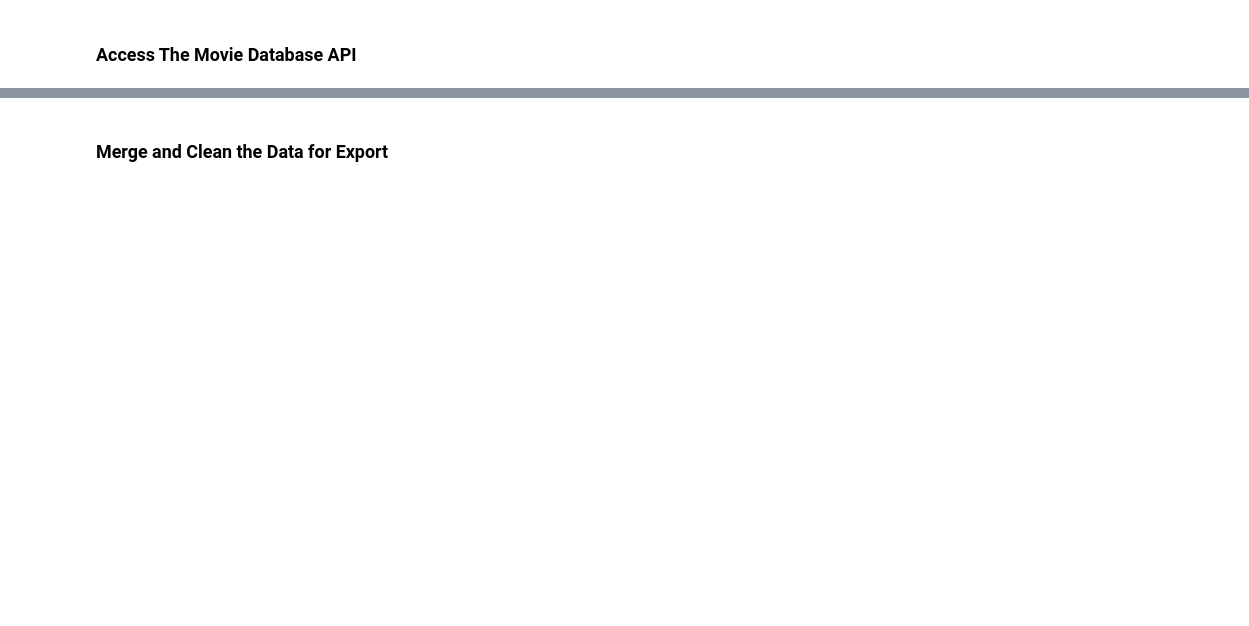
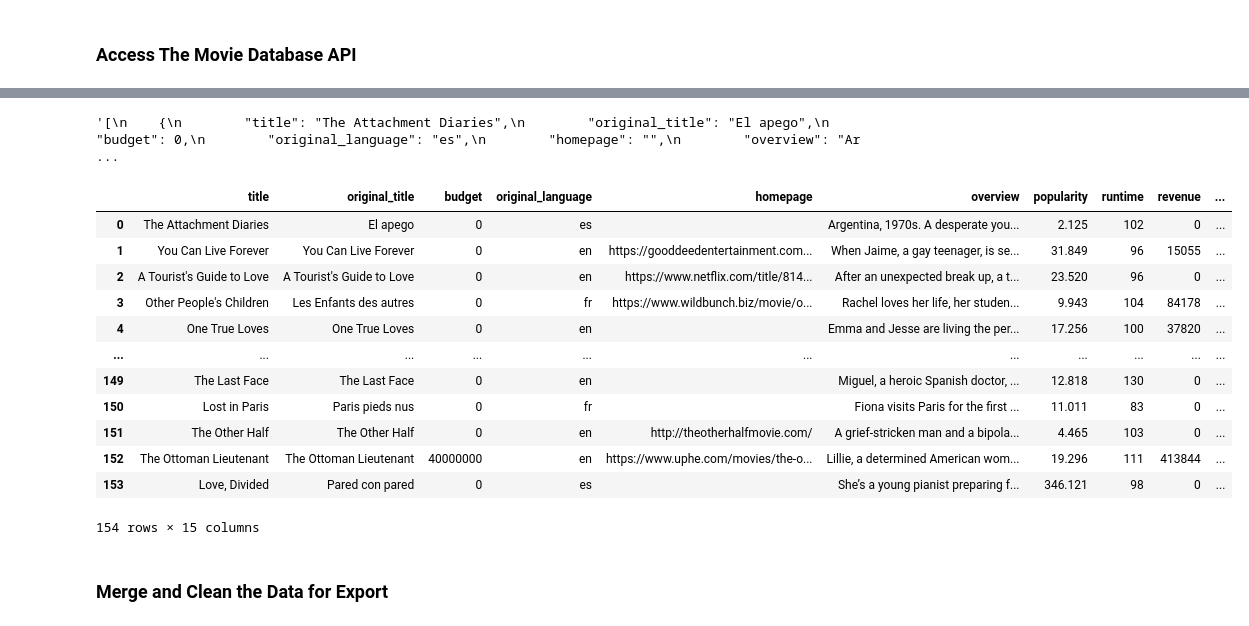
Before and after one commit to TrentonParker/data-sourcing-challenge, a Jupyter notebook: retrieve_movie_data.ipynb, the cells around one changed output, grey strips where cells are left out. Drawn from its saved outputs; the diff is of its cells as text; code cells hidden in the pictures; blank space fills up the shorter version.

```diff
--- a/retrieve_movie_data.ipynb
+++ b/retrieve_movie_data.ipynb
@@ -159,4 +159,9 @@ reviews_df.head()
 # These titles will be used in the query for The Movie Database
 title_list = reviews_df['title'].to_list()
 title_list
+
+# remove Review for use in movie database
+modified_title_list = [title[:-7] for title in title_list]
+
+modified_title_list
 # %% [output]
@@ -192,7 +197,7 @@ tmdb_movies_list = []
 request_counter = 1
 
 # Loop through the titles
-for title in title_list:
+for title in modified_title_list:
     # Add 1 to the request counter
     request_counter += 1
 
@@ -202,7 +207,7 @@ for title in title_list:
         print("Application is sleeping...")
 
     # Perform a "GET" request for The Movie Database
-    tmdb_query_url = f"https://api.themoviedb.org/3/search/movie?query={tmdb_key_string}&q{title_list}"
+    tmdb_query_url = f"{url}{title}&api_key={tmdb_api_key}"
     response = requests.get(tmdb_query_url)
     results = response.json()
 
@@ -214,7 +219,7 @@ for title in title_list:
         movie_id = results['results'][0]['id']
 
         # Make a request for a the full movie details
-        tmdb_details_url = f"https://api.themoviedb.org/3/movie?query={movie_id}{tmdb_key_string}"
+        tmdb_details_url = f'https://api.themoviedb.org/3/movie/{movie_id}?{tmdb_key_string}'
 
         # Execute "GET" request with url
         details_response = requests.get(tmdb_details_url)
@@ -267,8 +305,28 @@ JSONDecodeError: Expecting value: line 1 column 1 (char 0)
 # %%
 # Preview the first 5 results in JSON format
 # Use json.dumps with argument indent=4 to format data
+imdb_preview = json.dumps(tmdb_movies_list[:5], indent=4)
+imdb_preview
+# %% [output]
+'[\n    {\n        "title": "The Attachment Diaries",\n        "original_title": "El apego",\n        "budget": 0,\n        "original_language": "es",\n        "homepage": "",\n        "overview": "Ar ...
 # %%
 # Convert the results to a DataFrame
+movies_df = pd.json_normalize(tmdb_movies_list)
+movies_df
+# %% [output]
+|  | title | original_title | budget | original_language | homepage | overview | popularity | runtime | revenue | ... |
+| 0 | The Attachment Diaries | El apego | 0 | es |  | Argentina, 1970s. A desperate you... | 2.125 | 102 | 0 | ... |
+| 1 | You Can Live Forever | You Can Live Forever | 0 | en | https://gooddeedentertainment.com... | When Jaime, a gay teenager, is se... | 31.849 | 96 | 15055 | ... |
+| 2 | A Tourist's Guide to Love | A Tourist's Guide to Love | 0 | en | https://www.netflix.com/title/814... | After an unexpected break up, a t... | 23.520 | 96 | 0 | ... |
+| 3 | Other People's Children | Les Enfants des autres | 0 | fr | https://www.wildbunch.biz/movie/o... | Rachel loves her life, her studen... | 9.943 | 104 | 84178 | ... |
+| 4 | One True Loves | One True Loves | 0 | en |  | Emma and Jesse are living the per... | 17.256 | 100 | 37820 | ... |
+| ... | ... | ... | ... | ... | ... | ... | ... | ... | ... | ... |
+| 149 | The Last Face | The Last Face | 0 | en |  | Miguel, a heroic Spanish doctor, ... | 12.818 | 130 | 0 | ... |
+| 150 | Lost in Paris | Paris pieds nus | 0 | fr |  | Fiona visits Paris for the first ... | 11.011 | 83 | 0 | ... |
+| 151 | The Other Half | The Other Half | 0 | en | http://theotherhalfmovie.com/ | A grief-stricken man and a bipola... | 4.465 | 103 | 0 | ... |
+| 152 | The Ottoman Lieutenant | The Ottoman Lieutenant | 40000000 | en | https://www.uphe.com/movies/the-o... | Lillie, a determined American wom... | 19.296 | 111 | 413844 | ... |
+| 153 | Love, Divided | Pared con pared | 0 | es |  | She’s a young pianist preparing f... | 346.121 | 98 | 0 | ... |
+154 rows × 15 columns
 # %% [markdown]
 ### Merge and Clean the Data for Export
 # %%
```
Also changed, not shown: parts of 2 cells of this notebook.
